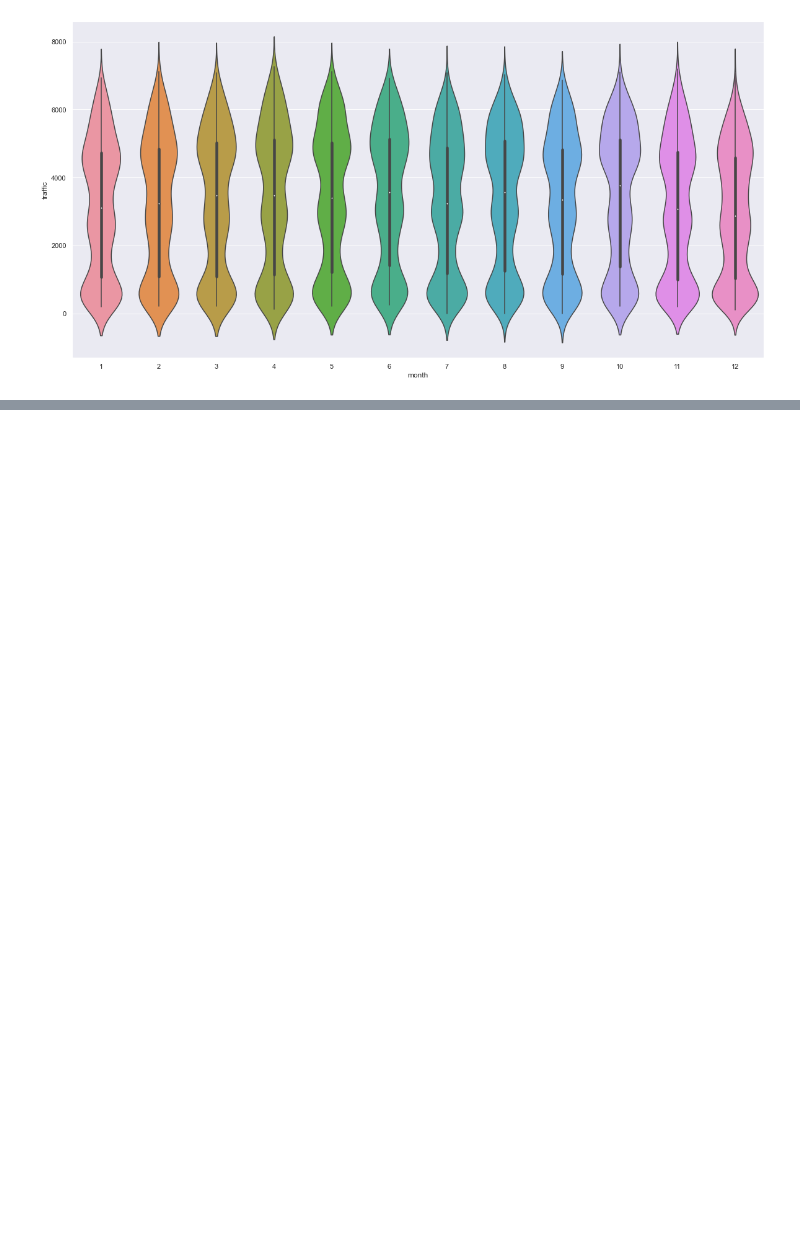
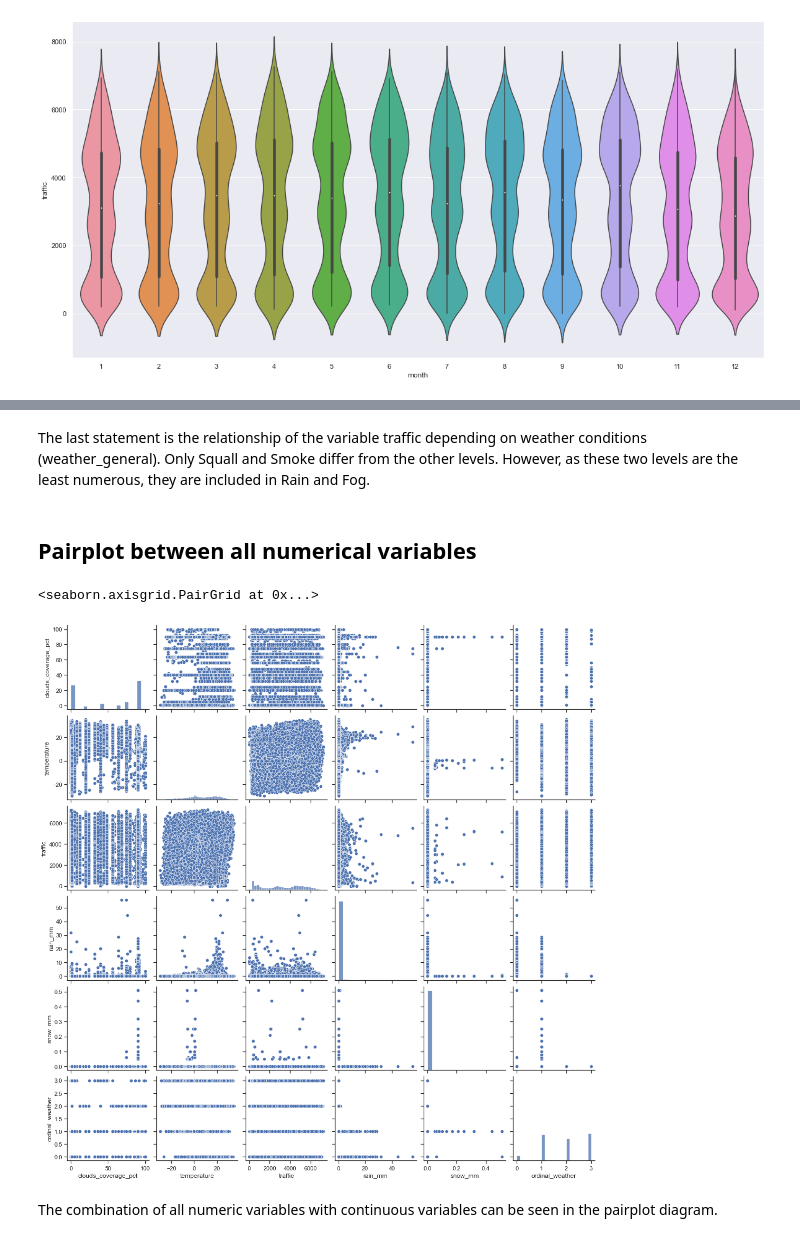
Before and after one commit to kerajxl/MachineLearningProject, a Jupyter notebook: regression.ipynb, the cells around one changed output, grey strips where cells are left out. Saved outputs shown, nothing was run; the diff lists cells and outputs as text; code cells hidden in the pictures; blank space fills up the shorter version.

```diff
--- a/regression.ipynb
+++ b/regression.ipynb
@@ -754,0 +320,12 @@ TypeError: Object of type set is not JSON serializable
+# %% [markdown]
+The last statement is the relationship of the variable traffic depending on weather conditions (weather_general). Only Squall and Smoke differ from the other levels. However, as these two levels are the least numerous, they are included in Rain and Fog.
+# %% [markdown]
+## Pairplot between all numerical variables
+# %%
+sns.set_theme(style="ticks")
+sns.pairplot(traffic[['clouds_coverage_pct', 'temperature', 'traffic','rain_mm','snow_mm', 'ordinal_weather']])
+# %% [output]
+<seaborn.axisgrid.PairGrid at 0x...>
+[figure, added]
+# %% [markdown]
+The combination of all numeric variables with continuous variables can be seen in the pairplot diagram.
```
Also changed, not shown: parts of 118 cells of this notebook, 1 other file.
